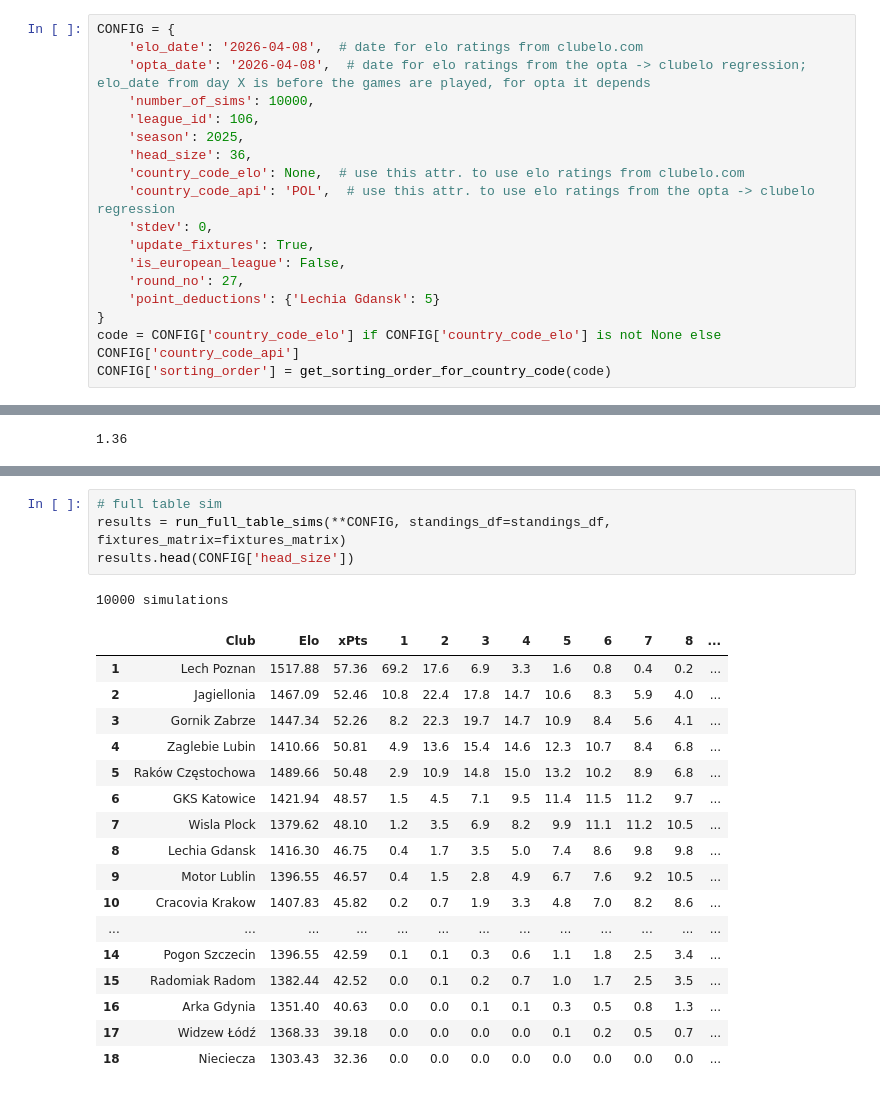
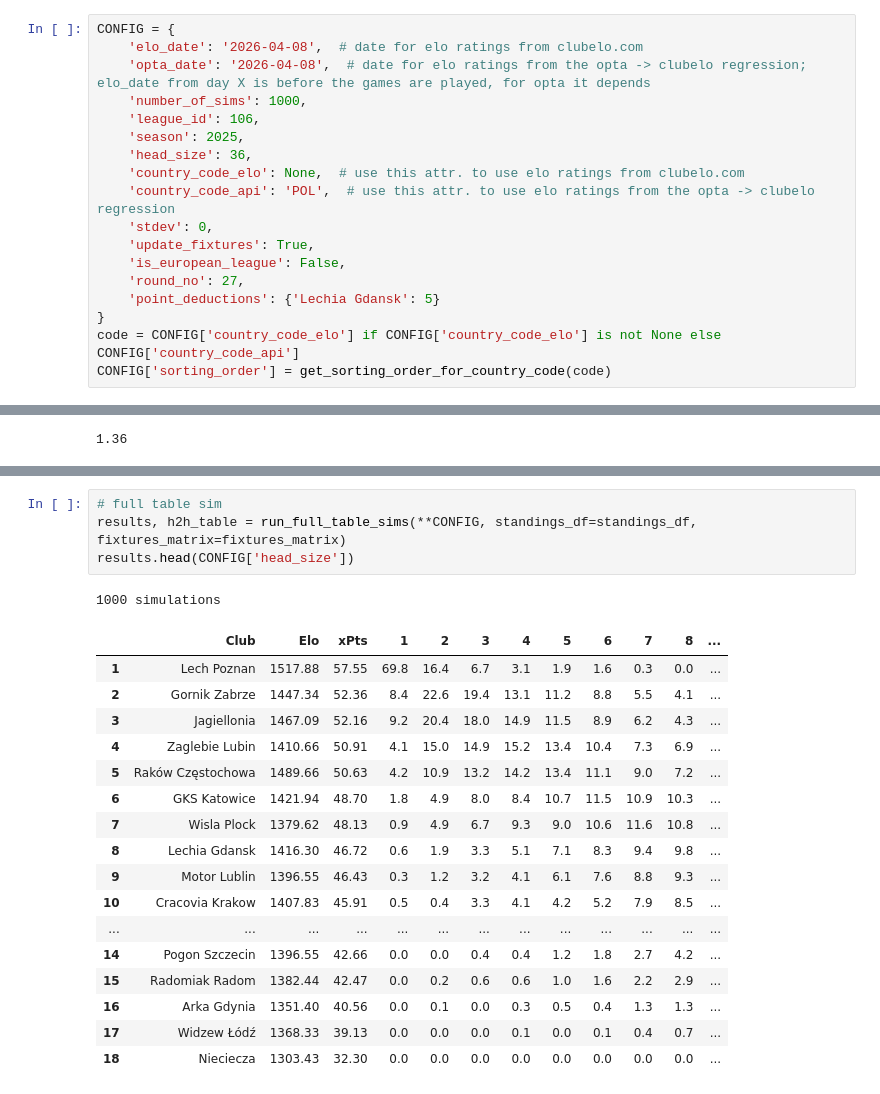
Before and after one commit to Michal-Zablocki/outrights-pred, a Jupyter notebook: notebooks/working_version.ipynb, the cells around one changed output, grey strips where cells are left out. Saved outputs shown, nothing was run; the diff lists cells and outputs as text.

```diff
--- a/notebooks/working_version.ipynb
+++ b/notebooks/working_version.ipynb
@@ -19,7 +17,7 @@ pd.set_option('display.max_columns', None)
 CONFIG = {
     'elo_date': '2026-04-08',  # date for elo ratings from clubelo.com
     'opta_date': '2026-04-08',  # date for elo ratings from the opta -> clubelo regression; elo_date from day X is before the games are played, for opta it depends
-    'number_of_sims': 10000,
+    'number_of_sims': 1000,
     'league_id': 106,
     'season': 2025,
     'head_size': 36,
@@ -135,23 +116,23 @@ simulate_odds(**CONFIG, standings_df=standings_df).head(CONFIG['head_size'])
 # %%
 # full table sim
-results = run_full_table_sims(**CONFIG, standings_df=standings_df, fixtures_matrix=fixtures_matrix)
+results, h2h_table = run_full_table_sims(**CONFIG, standings_df=standings_df, fixtures_matrix=fixtures_matrix)
 results.head(CONFIG['head_size'])
 # %% [output]
-10000 simulations
+1000 simulations
 |  | Club | Elo | xPts | 1 | 2 | 3 | 4 | 5 | 6 | 7 | 8 | ... |
-| 1 | Lech Poznan | 1517.88 | 57.36 | 69.2 | 17.6 | 6.9 | 3.3 | 1.6 | 0.8 | 0.4 | 0.2 | ... |
-| 2 | Jagiellonia | 1467.09 | 52.46 | 10.8 | 22.4 | 17.8 | 14.7 | 10.6 | 8.3 | 5.9 | 4.0 | ... |
-| 3 | Gornik Zabrze | 1447.34 | 52.26 | 8.2 | 22.3 | 19.7 | 14.7 | 10.9 | 8.4 | 5.6 | 4.1 | ... |
-| 4 | Zaglebie Lubin | 1410.66 | 50.81 | 4.9 | 13.6 | 15.4 | 14.6 | 12.3 | 10.7 | 8.4 | 6.8 | ... |
-| 5 | Raków Częstochowa | 1489.66 | 50.48 | 2.9 | 10.9 | 14.8 | 15.0 | 13.2 | 10.2 | 8.9 | 6.8 | ... |
-| 6 | GKS Katowice | 1421.94 | 48.57 | 1.5 | 4.5 | 7.1 | 9.5 | 11.4 | 11.5 | 11.2 | 9.7 | ... |
-| 7 | Wisla Plock | 1379.62 | 48.10 | 1.2 | 3.5 | 6.9 | 8.2 | 9.9 | 11.1 | 11.2 | 10.5 | ... |
-| 8 | Lechia Gdansk | 1416.30 | 46.75 | 0.4 | 1.7 | 3.5 | 5.0 | 7.4 | 8.6 | 9.8 | 9.8 | ... |
-| 9 | Motor Lublin | 1396.55 | 46.57 | 0.4 | 1.5 | 2.8 | 4.9 | 6.7 | 7.6 | 9.2 | 10.5 | ... |
-| 10 | Cracovia Krakow | 1407.83 | 45.82 | 0.2 | 0.7 | 1.9 | 3.3 | 4.8 | 7.0 | 8.2 | 8.6 | ... |
+| 1 | Lech Poznan | 1517.88 | 57.55 | 69.8 | 16.4 | 6.7 | 3.1 | 1.9 | 1.6 | 0.3 | 0.0 | ... |
+| 2 | Gornik Zabrze | 1447.34 | 52.36 | 8.4 | 22.6 | 19.4 | 13.1 | 11.2 | 8.8 | 5.5 | 4.1 | ... |
+| 3 | Jagiellonia | 1467.09 | 52.16 | 9.2 | 20.4 | 18.0 | 14.9 | 11.5 | 8.9 | 6.2 | 4.3 | ... |
+| 4 | Zaglebie Lubin | 1410.66 | 50.91 | 4.1 | 15.0 | 14.9 | 15.2 | 13.4 | 10.4 | 7.3 | 6.9 | ... |
+| 5 | Raków Częstochowa | 1489.66 | 50.63 | 4.2 | 10.9 | 13.2 | 14.2 | 13.4 | 11.1 | 9.0 | 7.2 | ... |
+| 6 | GKS Katowice | 1421.94 | 48.70 | 1.8 | 4.9 | 8.0 | 8.4 | 10.7 | 11.5 | 10.9 | 10.3 | ... |
+| 7 | Wisla Plock | 1379.62 | 48.13 | 0.9 | 4.9 | 6.7 | 9.3 | 9.0 | 10.6 | 11.6 | 10.8 | ... |
+| 8 | Lechia Gdansk | 1416.30 | 46.72 | 0.6 | 1.9 | 3.3 | 5.1 | 7.1 | 8.3 | 9.4 | 9.8 | ... |
+| 9 | Motor Lublin | 1396.55 | 46.43 | 0.3 | 1.2 | 3.2 | 4.1 | 6.1 | 7.6 | 8.8 | 9.3 | ... |
+| 10 | Cracovia Krakow | 1407.83 | 45.91 | 0.5 | 0.4 | 3.3 | 4.1 | 4.2 | 5.2 | 7.9 | 8.5 | ... |
 | ... | ... | ... | ... | ... | ... | ... | ... | ... | ... | ... | ... | ... |
-| 14 | Pogon Szczecin | 1396.55 | 42.59 | 0.1 | 0.1 | 0.3 | 0.6 | 1.1 | 1.8 | 2.5 | 3.4 | ... |
-| 15 | Radomiak Radom | 1382.44 | 42.52 | 0.0 | 0.1 | 0.2 | 0.7 | 1.0 | 1.7 | 2.5 | 3.5 | ... |
-| 16 | Arka Gdynia | 1351.40 | 40.63 | 0.0 | 0.0 | 0.1 | 0.1 | 0.3 | 0.5 | 0.8 | 1.3 | ... |
-| 17 | Widzew Łódź | 1368.33 | 39.18 | 0.0 | 0.0 | 0.0 | 0.0 | 0.1 | 0.2 | 0.5 | 0.7 | ... |
-| 18 | Nieciecza | 1303.43 | 32.36 | 0.0 | 0.0 | 0.0 | 0.0 | 0.0 | 0.0 | 0.0 | 0.0 | ... |
+| 14 | Pogon Szczecin | 1396.55 | 42.66 | 0.0 | 0.0 | 0.4 | 0.4 | 1.2 | 1.8 | 2.7 | 4.2 | ... |
+| 15 | Radomiak Radom | 1382.44 | 42.47 | 0.0 | 0.2 | 0.6 | 0.6 | 1.0 | 1.6 | 2.2 | 2.9 | ... |
+| 16 | Arka Gdynia | 1351.40 | 40.56 | 0.0 | 0.1 | 0.0 | 0.3 | 0.5 | 0.4 | 1.3 | 1.3 | ... |
+| 17 | Widzew Łódź | 1368.33 | 39.13 | 0.0 | 0.0 | 0.0 | 0.1 | 0.0 | 0.1 | 0.4 | 0.7 | ... |
+| 18 | Nieciecza | 1303.43 | 32.30 | 0.0 | 0.0 | 0.0 | 0.0 | 0.0 | 0.0 | 0.0 | 0.0 | ... |
```
Also changed, not shown: parts of 10 cells of this notebook, 23 other files.
